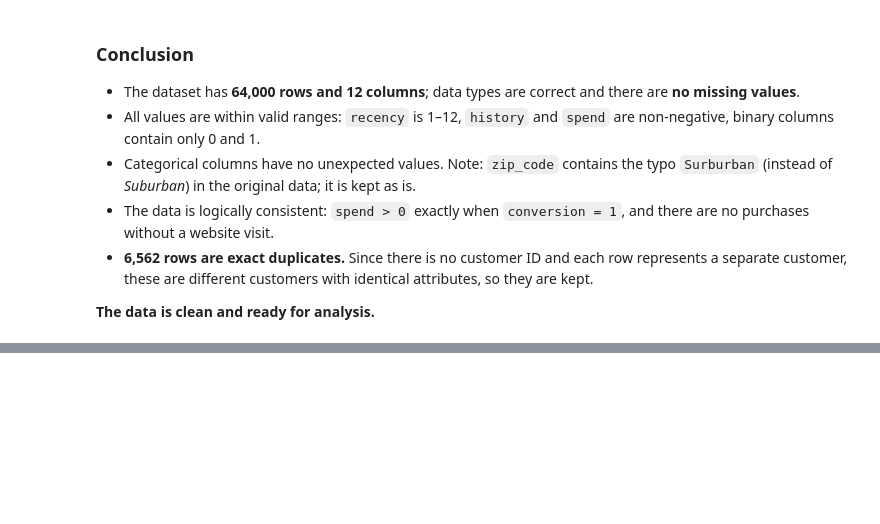
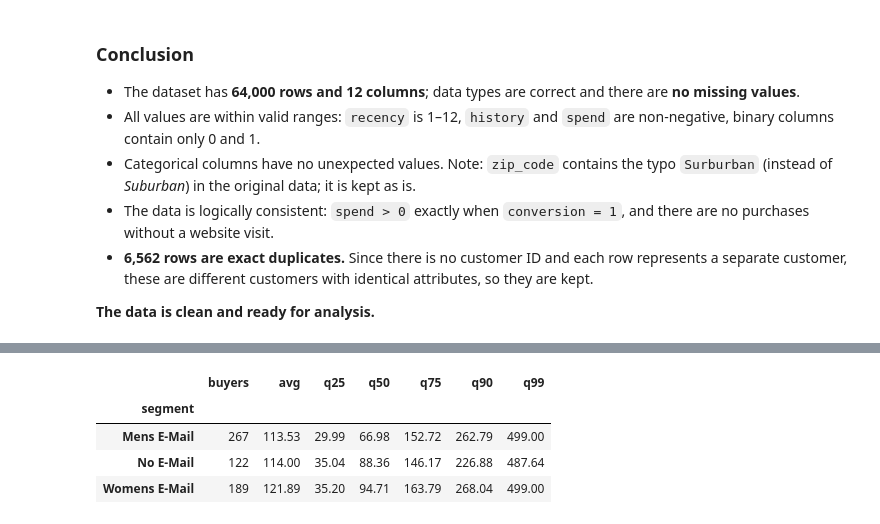
Before and after one commit to TemurRikhsitillaev/hillstrom-ab-test, a Jupyter notebook: notebook/hillstrom_ab_test.ipynb, the cells around one changed output, grey strips where cells are left out. Drawn from its saved outputs; the diff is of its cells as text; code cells hidden in the pictures; blank space fills up the shorter version.

```diff
--- a/notebook/hillstrom_ab_test.ipynb
+++ b/notebook/hillstrom_ab_test.ipynb
@@ -165,0 +207,17 @@ np.int64(6562)
+# %%
+grouped_segment_buyers = buyers.groupby('segment').agg(
+    buyers=('segment', 'count'),
+    avg=('spend', 'mean'),
+    q25=('spend', lambda x: x.quantile(0.25)),
+    q50=('spend', lambda x: x.quantile(0.50)),
+    q75=('spend', lambda x: x.quantile(0.75)),
+    q90=('spend', lambda x: x.quantile(0.90)),
+    q99=('spend', lambda x: x.quantile(0.99)),
+)
+grouped_segment_buyers.round(2)
+# %% [output]
+|  | buyers | avg | q25 | q50 | q75 | q90 | q99 |
+| segment |  |  |  |  |  |  |  |
+| Mens E-Mail | 267 | 113.53 | 29.99 | 66.98 | 152.72 | 262.79 | 499.00 |
+| No E-Mail | 122 | 114.00 | 35.04 | 88.36 | 146.17 | 226.88 | 487.64 |
+| Womens E-Mail | 189 | 121.89 | 35.20 | 94.71 | 163.79 | 268.04 | 499.00 |
```
Also changed, not shown: parts of 16 cells of this notebook.
